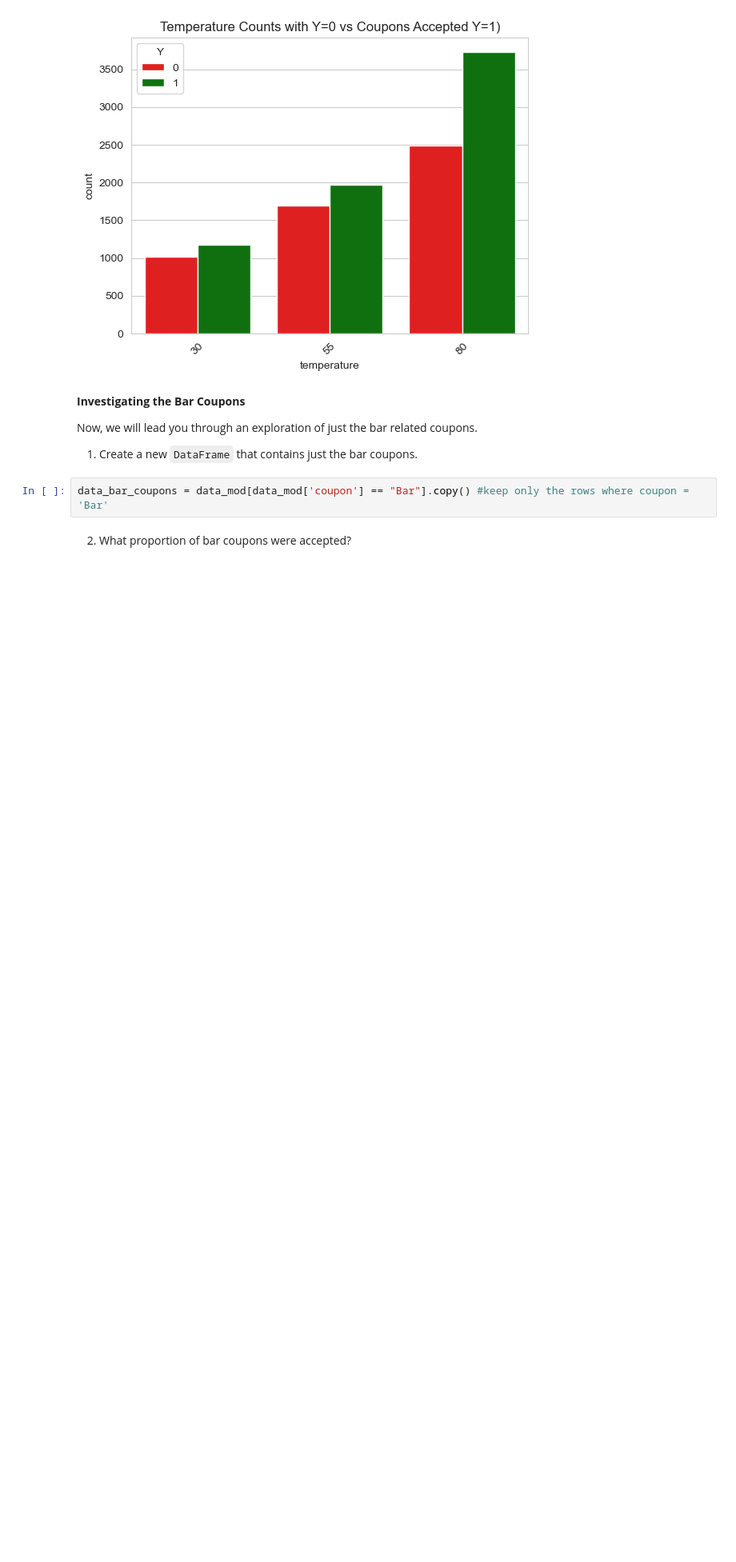
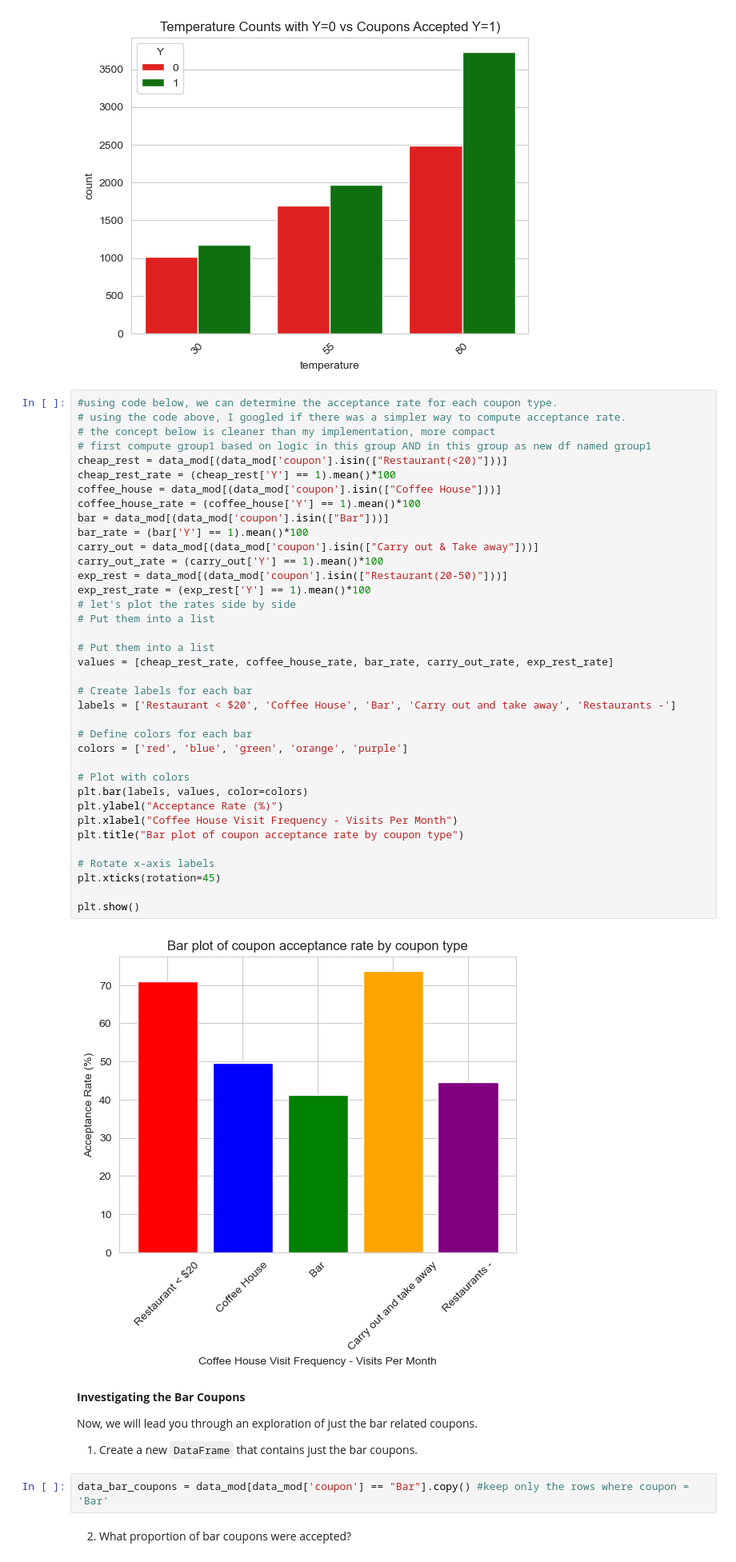
Before and after one commit to jeffreylgoode/Coupon_Project, a Jupyter notebook: Coupon_Project.ipynb, the cells around one changed output. Shown: that part at 80% size. Saved outputs shown, nothing was run; the diff lists cells and outputs as text; blank space fills up the shorter version.

Commit message:
Added a summary acceptance rate plot by coupon type before the bar analysis section.

```diff
--- a/Coupon_Project.ipynb
+++ b/Coupon_Project.ipynb
@@ -312,6 +314,45 @@ plt.xticks(rotation=45)  # rotate labels if they overlap
 plt.show()
 # %% [output]
 [figure]
+# %%
+#using code below, we can determine the acceptance rate for each coupon type.
+# using the code above, I googled if there was a simpler way to compute acceptance rate.
+# the concept below is cleaner than my implementation, more compact
+# first compute group1 based on logic in this group AND in this group as new df named group1
+cheap_rest = data_mod[(data_mod['coupon'].isin(["Restaurant(<20)"]))]
+cheap_rest_rate = (cheap_rest['Y'] == 1).mean()*100
+coffee_house = data_mod[(data_mod['coupon'].isin(["Coffee House"]))]
+coffee_house_rate = (coffee_house['Y'] == 1).mean()*100
+bar = data_mod[(data_mod['coupon'].isin(["Bar"]))]
+bar_rate = (bar['Y'] == 1).mean()*100
+carry_out = data_mod[(data_mod['coupon'].isin(["Carry out & Take away"]))]
+carry_out_rate = (carry_out['Y'] == 1).mean()*100
+exp_rest = data_mod[(data_mod['coupon'].isin(["Restaurant(20-50)"]))]
+exp_rest_rate = (exp_rest['Y'] == 1).mean()*100
+# let's plot the rates side by side
+# Put them into a list
+
+# Put them into a list
+values = [cheap_rest_rate, coffee_house_rate, bar_rate, carry_out_rate, exp_rest_rate]
+
+# Create labels for each bar
+labels = ['Restaurant < $20', 'Coffee House', 'Bar', 'Carry out and take away', 'Restaurants -']
+
+# Define colors for each bar
+colors = ['red', 'blue', 'green', 'orange', 'purple']
+
+# Plot with colors
+plt.bar(labels, values, color=colors)
+plt.ylabel("Acceptance Rate (%)")
+plt.xlabel("Coffee House Visit Frequency - Visits Per Month")
+plt.title("Bar plot of coupon acceptance rate by coupon type")
+
+# Rotate x-axis labels
+plt.xticks(rotation=45)
+
+plt.show()
+# %% [output]
+[figure, added]
 # %% [markdown]
 **Investigating the Bar Coupons**
 
```
Also changed, not shown: parts of 1 cell of this notebook.
